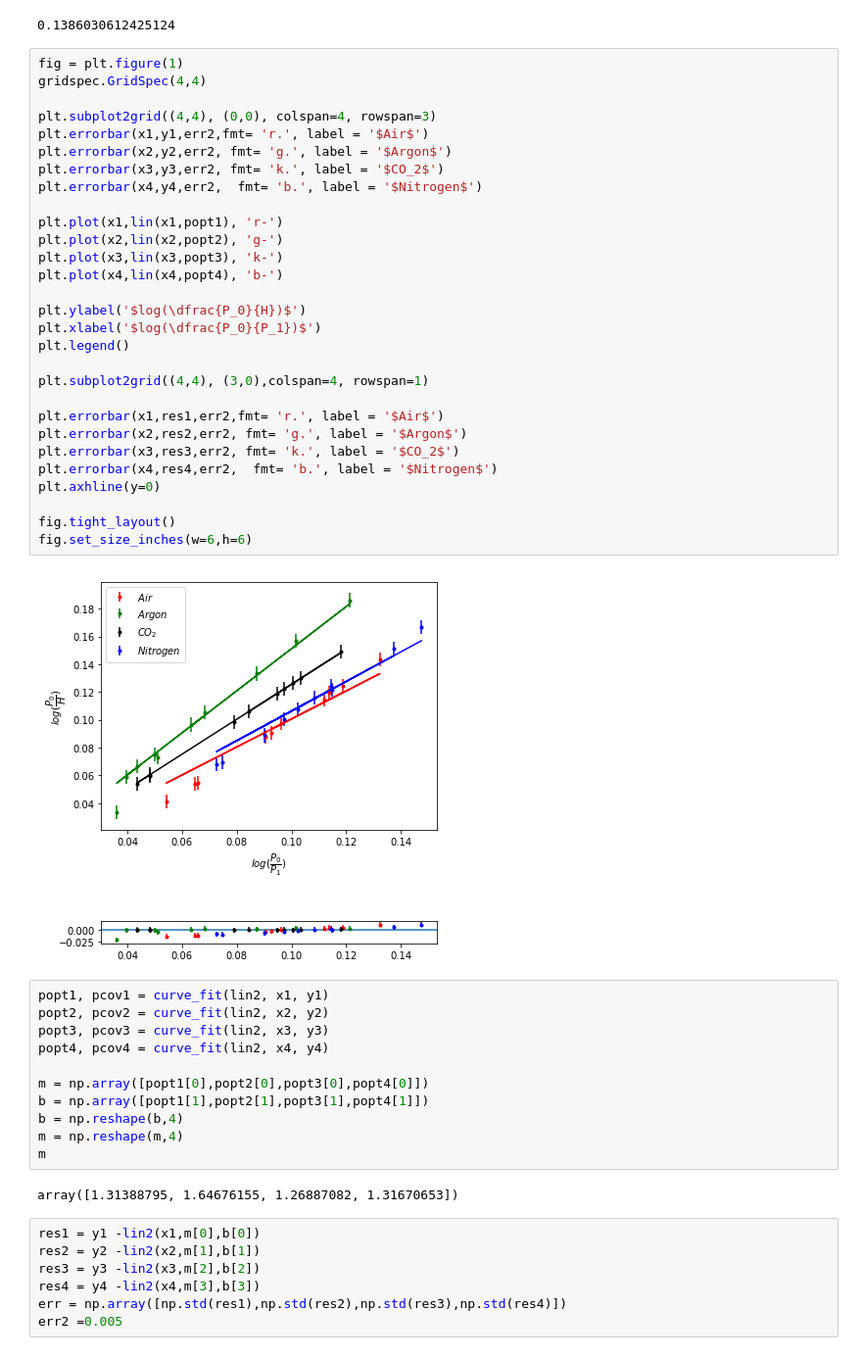
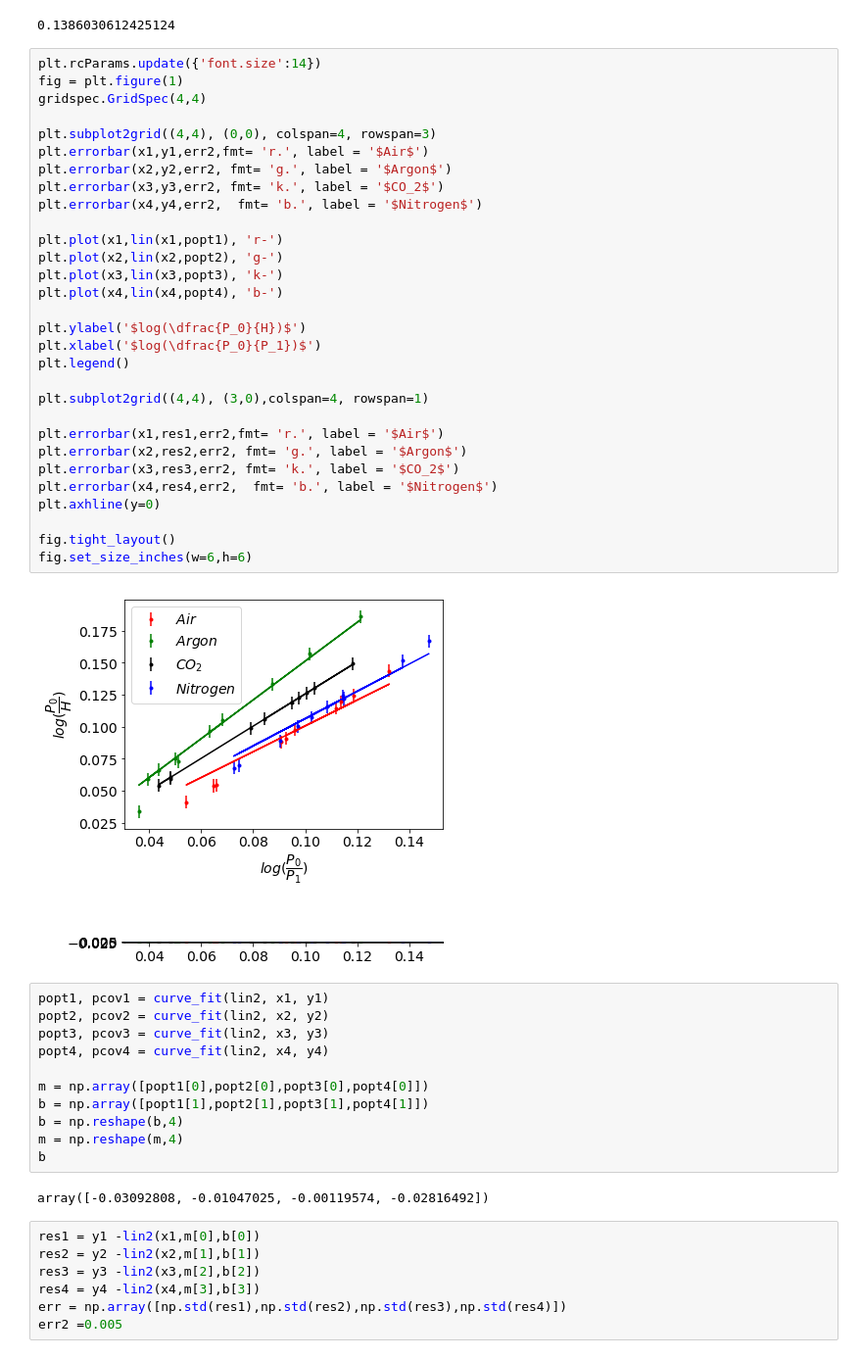
Before and after one commit to zhizhang1445/PHYS-258, a Jupyter notebook: Lab 3/Code/Lab 3 specific Heat.ipynb, the cells around one changed output. Shown at 98% size. Drawn from its saved outputs; the diff is of its cells as text.

```diff
--- a/Lab 3/Code/Lab 3 specific Heat.ipynb
+++ b/Lab 3/Code/Lab 3 specific Heat.ipynb
@@ -94,36 +93,37 @@ err
 # %% [output]
 0.1386030612425124
 # %%
+plt.rcParams.update({'font.size':14})
 fig = plt.figure(1)
 gridspec.GridSpec(4,4)
 
 plt.subplot2grid((4,4), (0,0), colspan=4, rowspan=3)
 plt.errorbar(x1,y1,err2,fmt= 'r.', label = '$Air$')
 plt.errorbar(x2,y2,err2, fmt= 'g.', label = '$Argon$')
 plt.errorbar(x3,y3,err2, fmt= 'k.', label = '$CO_2$')
 plt.errorbar(x4,y4,err2,  fmt= 'b.', label = '$Nitrogen$')
 
 plt.plot(x1,lin(x1,popt1), 'r-')
 plt.plot(x2,lin(x2,popt2), 'g-')
 plt.plot(x3,lin(x3,popt3), 'k-')
 plt.plot(x4,lin(x4,popt4), 'b-')
 
 plt.ylabel('$log(\dfrac{P_0}{H})$')
 plt.xlabel('$log(\dfrac{P_0}{P_1})$')
 plt.legend()
 
 plt.subplot2grid((4,4), (3,0),colspan=4, rowspan=1)
 
 plt.errorbar(x1,res1,err2,fmt= 'r.', label = '$Air$')
 plt.errorbar(x2,res2,err2, fmt= 'g.', label = '$Argon$')
 plt.errorbar(x3,res3,err2, fmt= 'k.', label = '$CO_2$')
 plt.errorbar(x4,res4,err2,  fmt= 'b.', label = '$Nitrogen$')
 plt.axhline(y=0)
 
 fig.tight_layout()
 fig.set_size_inches(w=6,h=6)
 # %% [output]
-[figure, old version]
+[figure, new version]
 # %%
 popt1, pcov1 = curve_fit(lin2, x1, y1)
 popt2, pcov2 = curve_fit(lin2, x2, y2)
@@ -134,9 +134,9 @@ m = np.array([popt1[0],popt2[0],popt3[0],popt4[0]])
 b = np.array([popt1[1],popt2[1],popt3[1],popt4[1]])
 b = np.reshape(b,4)
 m = np.reshape(m,4)
-m
+b
 # %% [output]
-array([1.31388795, 1.64676155, 1.26887082, 1.31670653])
+array([-0.03092808, -0.01047025, -0.00119574, -0.02816492])
 # %%
 res1 = y1 -lin2(x1,m[0],b[0])
 res2 = y2 -lin2(x2,m[1],b[1])
```
Also changed, not shown: parts of 17 cells of this notebook.
